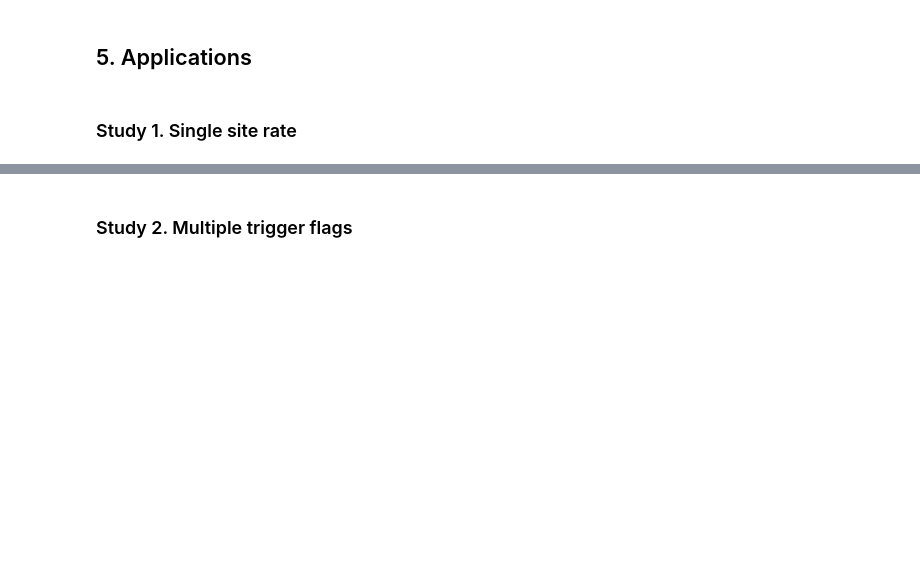
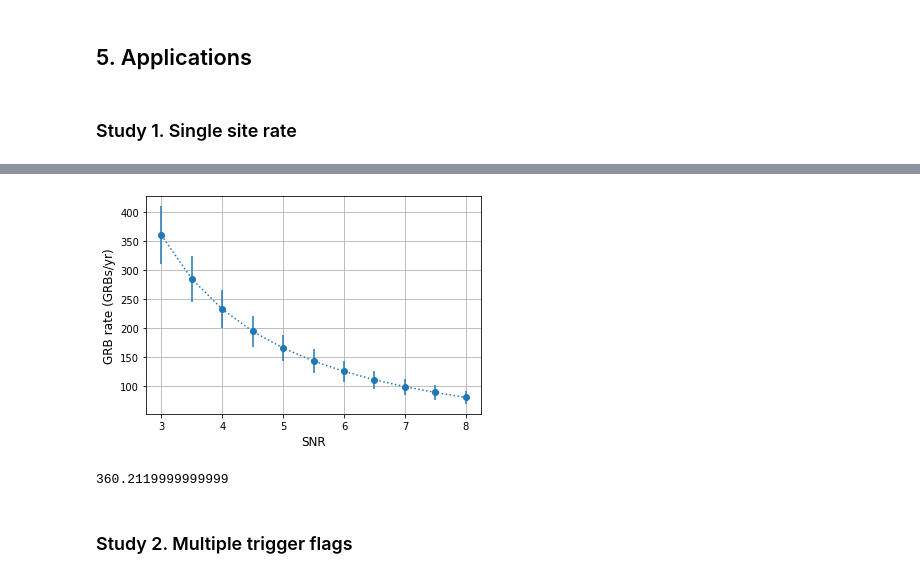
Before and after one commit to takdg123/grb_rate, a Jupyter notebook: tutorial.ipynb, the cells around one changed output, grey strips where cells are left out. Drawn from its saved outputs; the diff is of its cells as text; code cells hidden in the pictures; blank space fills up the shorter version.

```diff
--- a/tutorial.ipynb
+++ b/tutorial.ipynb
@@ -92,6 +103,6 @@ single_site = {"E_low": 25*u.keV, "E_high": 100*u.keV, "EA": 3550*(u.cm**2), "ba
 single_site = rS.dict_to_table(single_site)
 # %%
-er = rS.EstimateRate()
+er = rS.EstimateRate(grbType="long")
 output = er.forward_folding(inst_table=single_site, verbose=True, return_output=True)
 # %% [output]
 [Log] Generating burst spectra
@@ -106,11 +117,13 @@ er.simulation(runs=100, inst_table=single_site, save_status="single")
 # %%
 rate_single = []
-for snr_cut in [5, 5.5, 6, 6.5, 7, 7.5, 8]:
+for snr_cut in [3, 3.5, 4, 4.5, 5, 5.5, 6, 6.5, 7, 7.5, 8]:
     rate = er.calc_rate(er.snr_sim, snr_cut = snr_cut)
     rate_single.append([snr_cut, np.average(rate), np.std(rate)])
 rate_single = np.asarray(rate_single)
 
 plt.errorbar(rate_single[:,0], rate_single[:,1], yerr=rate_single[:,2],  marker="o", ls=":")
 plt.xlabel("SNR", fontsize=12)
 plt.ylabel("GRB rate (GRBs/yr)", fontsize=12)
 plt.grid()
+# %% [output]
+[figure, added]
@@ -117,3 +132,7 @@ plt.grid()
+# %%
+np.average(er.calc_rate(er.snr_sim, snr_cut=3))
+# %% [output]
+360.2119999999999
 # %% [markdown]
 ### Study 2. Multiple trigger flags
 # %%
```
Also changed, not shown: parts of 26 cells of this notebook, 2 other files.
